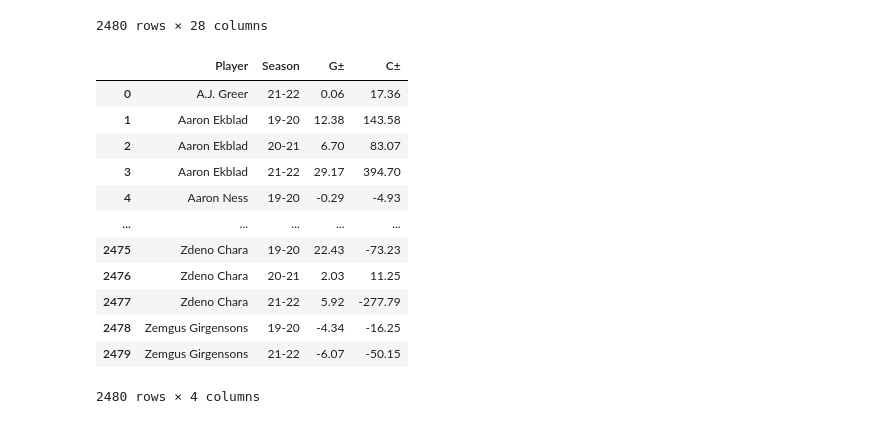
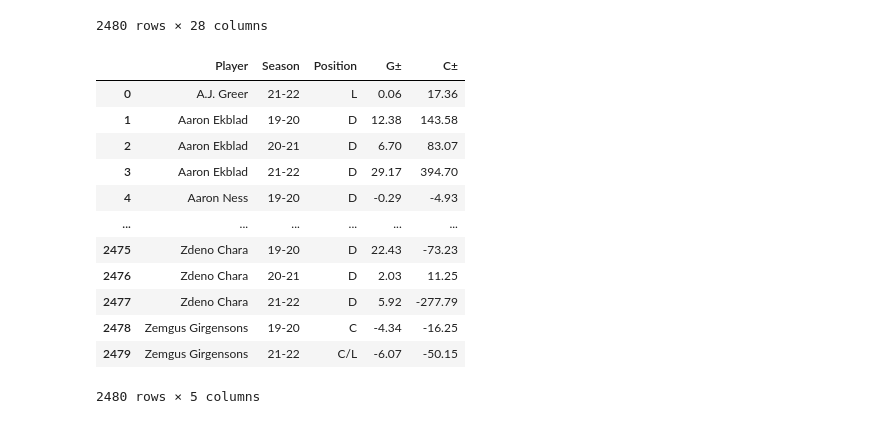
Before and after one commit to danmartin25/Hockey_Model, a Jupyter notebook: Hockey Model Mark I.ipynb, the cells around one changed output. Cells and saved outputs as stored; diff of their text form; code cells hidden in the pictures.

```diff
--- a/Hockey Model Mark I.ipynb
+++ b/Hockey Model Mark I.ipynb
@@ -439,22 +439,22 @@ skater_EV
 2480 rows × 28 columns
 # %%
 #Restrict Data to Goal Differential and Corsi Differential
-skater_EV = skater_EV.loc[:,['Player', 'Season', 'G±', 'C±']]
+skater_EV = skater_EV.loc[:,['Player', 'Season', 'Position','G±', 'C±']]
 skater_EV
 # %% [output]
-|  | Player | Season | G± | C± |
-| 0 | A.J. Greer | 21-22 | 0.06 | 17.36 |
-| 1 | Aaron Ekblad | 19-20 | 12.38 | 143.58 |
-| 2 | Aaron Ekblad | 20-21 | 6.70 | 83.07 |
-| 3 | Aaron Ekblad | 21-22 | 29.17 | 394.70 |
-| 4 | Aaron Ness | 19-20 | -0.29 | -4.93 |
-| ... | ... | ... | ... | ... |
-| 2475 | Zdeno Chara | 19-20 | 22.43 | -73.23 |
-| 2476 | Zdeno Chara | 20-21 | 2.03 | 11.25 |
-| 2477 | Zdeno Chara | 21-22 | 5.92 | -277.79 |
-| 2478 | Zemgus Girgensons | 19-20 | -4.34 | -16.25 |
-| 2479 | Zemgus Girgensons | 21-22 | -6.07 | -50.15 |
+|  | Player | Season | Position | G± | C± |
+| 0 | A.J. Greer | 21-22 | L | 0.06 | 17.36 |
+| 1 | Aaron Ekblad | 19-20 | D | 12.38 | 143.58 |
+| 2 | Aaron Ekblad | 20-21 | D | 6.70 | 83.07 |
+| 3 | Aaron Ekblad | 21-22 | D | 29.17 | 394.70 |
+| 4 | Aaron Ness | 19-20 | D | -0.29 | -4.93 |
+| ... | ... | ... | ... | ... | ... |
+| 2475 | Zdeno Chara | 19-20 | D | 22.43 | -73.23 |
+| 2476 | Zdeno Chara | 20-21 | D | 2.03 | 11.25 |
+| 2477 | Zdeno Chara | 21-22 | D | 5.92 | -277.79 |
+| 2478 | Zemgus Girgensons | 19-20 | C | -4.34 | -16.25 |
+| 2479 | Zemgus Girgensons | 21-22 | C/L | -6.07 | -50.15 |
-2480 rows × 4 columns
+2480 rows × 5 columns
 # %%
 #Merge EV and box car stats together
 Game_Score = pd.merge(skater_box, skater_EV)
```
Also changed, not shown: parts of 8 cells of this notebook.
